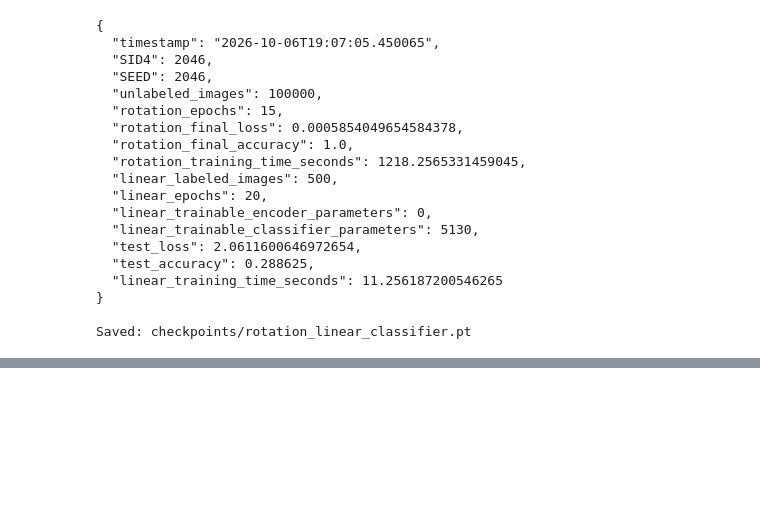
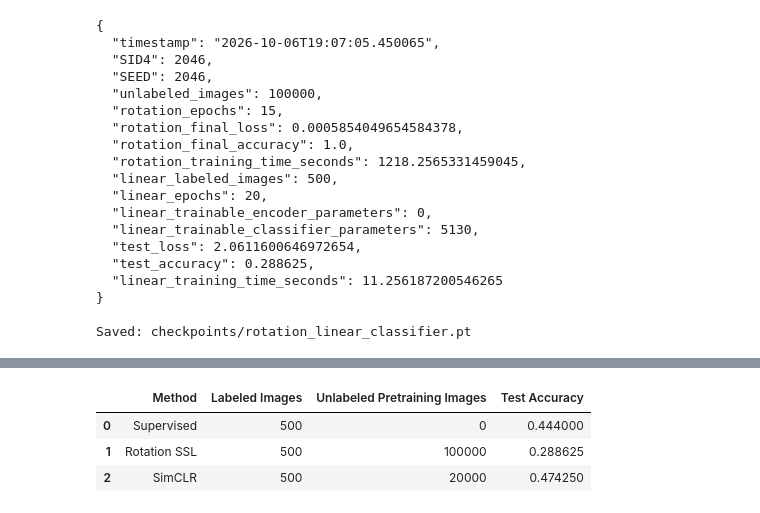
Before and after one commit to DrashtiShah23/data266-2046, a Jupyter notebook: hw6/HW6.ipynb, the cells around one changed output, grey strips where cells are left out. Cells and saved outputs as stored; diff of their text form; code cells hidden in the pictures; blank space fills up the shorter version.

```diff
--- a/hw6/HW6.ipynb
+++ b/hw6/HW6.ipynb
@@ -1115,0 +1638,19 @@ Saved: checkpoints/rotation_linear_classifier.pt
+# %%
+SIMCLR_LINEAR_EPOCHS = 20
+SIMCLR_LINEAR_LR = 1e-3
+
+simclr_linear_criterion = (
+    nn.CrossEntropyLoss()
+)
+
+simclr_linear_optimizer = torch.optim.Adam(
+    simclr_linear_classifier.parameters(),
+    lr=SIMCLR_LINEAR_LR,
+)
+
+simclr_linear_scheduler = (
+    torch.optim.lr_scheduler.CosineAnnealingLR(
+        simclr_linear_optimizer,
+        T_max=SIMCLR_LINEAR_EPOCHS,
+    )
+)
@@ -1115,0 +1860,40 @@ Saved: checkpoints/rotation_linear_classifier.pt
+# %%
+abc_comparison = pd.DataFrame([
+    {
+        "Method":
+            "Supervised",
+        "Labeled Images":
+            500,
+        "Unlabeled Pretraining Images":
+            0,
+        "Test Accuracy":
+            test_accuracy,
+    },
+    {
+        "Method":
+            "Rotation SSL",
+        "Labeled Images":
+            500,
+        "Unlabeled Pretraining Images":
+            100000,
+        "Test Accuracy":
+            rotation_test_accuracy,
+    },
+    {
+        "Method":
+            "SimCLR",
+        "Labeled Images":
+            500,
+        "Unlabeled Pretraining Images":
+            20000,
+        "Test Accuracy":
+            simclr_test_accuracy,
+    },
+])
+
+abc_comparison
+# %% [output]
+|  | Method | Labeled Images | Unlabeled Pretraining Images | Test Accuracy |
+| 0 | Supervised | 500 | 0 | 0.444000 |
+| 1 | Rotation SSL | 500 | 100000 | 0.288625 |
+| 2 | SimCLR | 500 | 20000 | 0.474250 |
```
Also changed, not shown: parts of 16 cells of this notebook.
